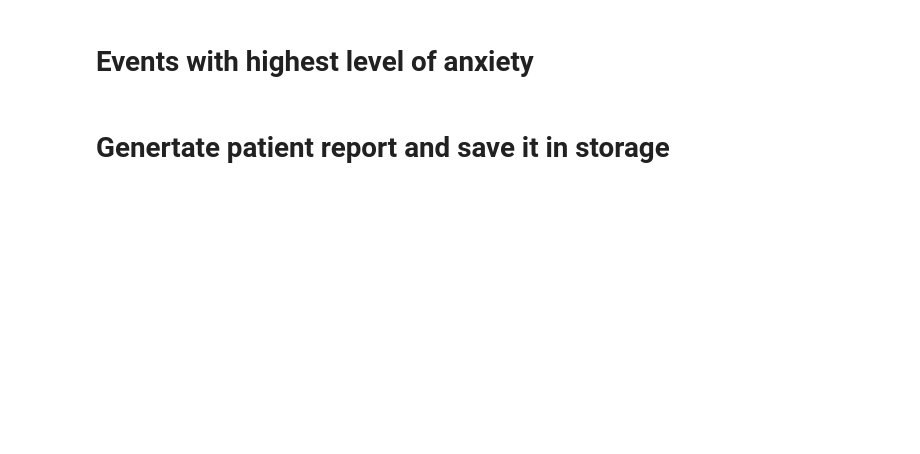
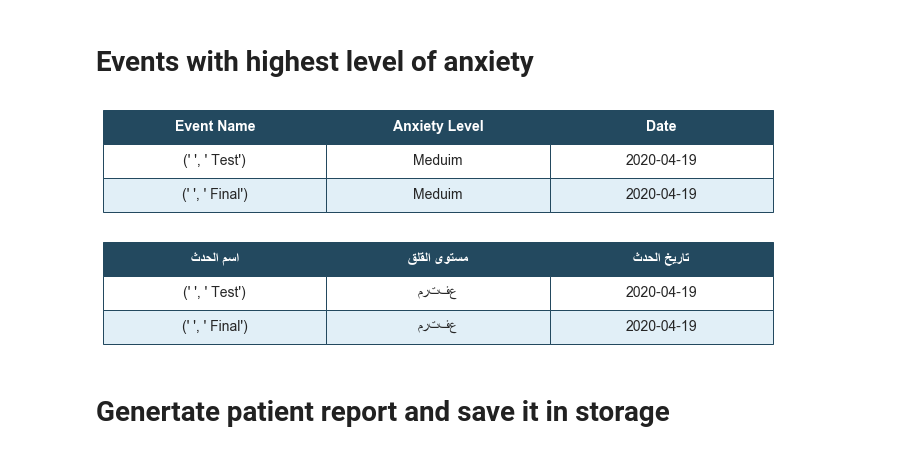
Before and after one commit to RaghadAlshalaan/SereneReport, a Jupyter notebook: PatientReport.ipynb, the cells around one changed output. Cells and saved outputs as stored; diff of their text form; code cells hidden in the pictures; blank space fills up the shorter version.

```diff
--- a/PatientReport.ipynb
+++ b/PatientReport.ipynb
@@ -773,0 +832,4 @@ if(len(analysis) > 0):
+# %%
+merge_df['eventName'].fillna("Not given", inplace=True)
+# %%
+merge_df= merge_df[merge_df.eventName != 'Not given']
@@ -774,3 +863,34 @@ if(len(analysis) > 0):
+# %%
+finalEvents_EN = finalEvents_EN.drop_duplicates()
+finalEvents_AR = finalEvents_AR.drop_duplicates()
+# %%
+if(len(finalEvents_EN) > 0):
+    for ind,row in finalEvents_EN.iterrows():
+        try:
+            finalEvents_EN.loc[ind,'Event Name']=get_display(arabic_reshaper.reshape(
+               finalEvents_EN.loc[ind,'Event Name']))
+        except:
+            pass
+
+if(len(finalEvents_AR) > 0):
+    finalEvents_AR['مستوى القلق'] = 'مرتفع'
+    for ind,row in finalEvents_AR.iterrows():
+        try:
+            finalEvents_AR.loc[ind,'اسم الحدث']=get_display(arabic_reshaper.reshape(finalEvents_AR.loc[ind,'اسم الحدث']))
+            finalEvents_AR.loc[ind,'مستوى القلق']=get_display(arabic_reshaper.reshape(finalEvents_AR.loc[ind,'مستوى القلق']))
+        except:
+            pass
+    finalEvents_AR = finalEvents_AR.rename(columns={'اسم الحدث': get_display(arabic_reshaper.reshape('اسم الحدث')) })
+    finalEvents_AR = finalEvents_AR.rename(columns={'مستوى القلق': get_display(arabic_reshaper.reshape('مستوى القلق')) })
+    finalEvents_AR = finalEvents_AR.rename(columns={'تاريخ الحدث': get_display(arabic_reshaper.reshape('تاريخ الحدث')) })
+# %%
+if(len(finalEvents_EN) > 0):
+    render_mpl_table(finalEvents_EN, header_columns=0, col_width=4, tran ='Events-EN')
+if(len(finalEvents_AR) > 0):
+    render_mpl_table(finalEvents_AR, header_columns=0, col_width=4, tran ='Events-AR')
+# %% [output]
+[figure, added]
+[figure, added]
 # %% [markdown]
 # Genertate patient report and save it in storage
 # %%
```
Also changed, not shown: parts of 22 cells of this notebook.
